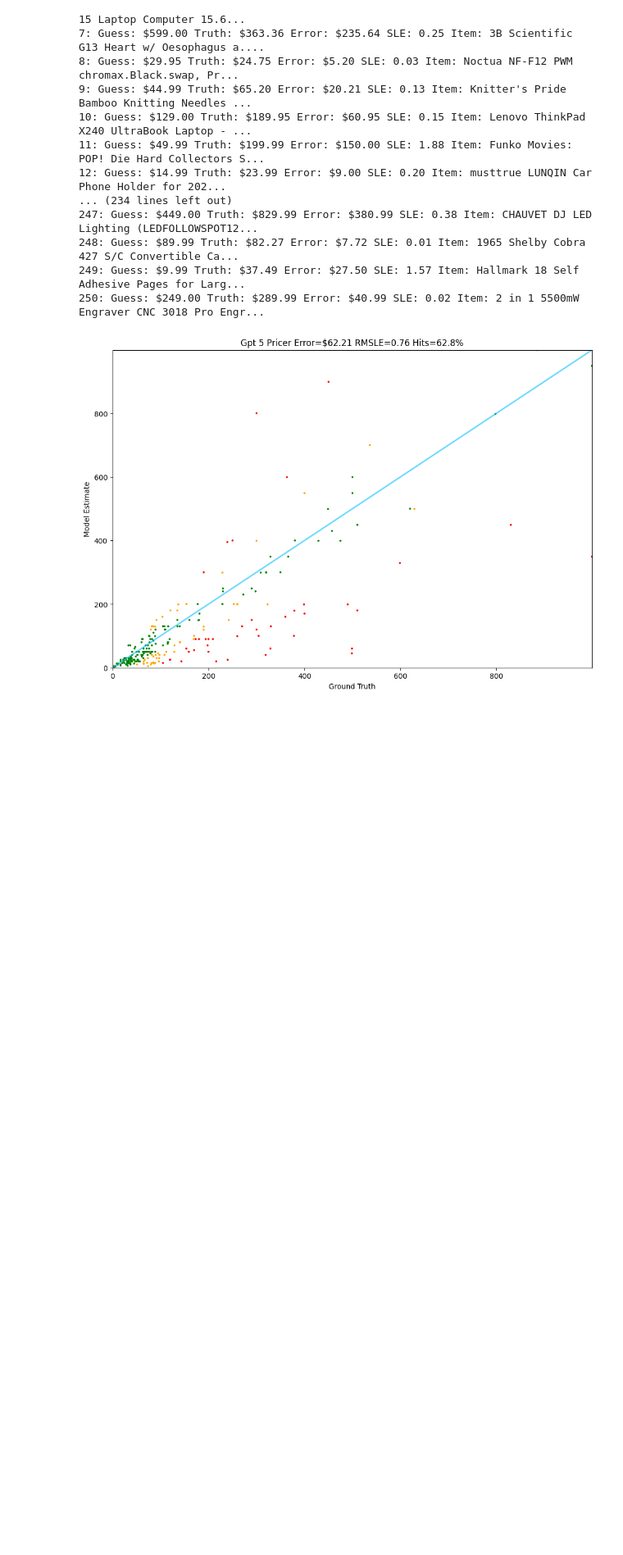
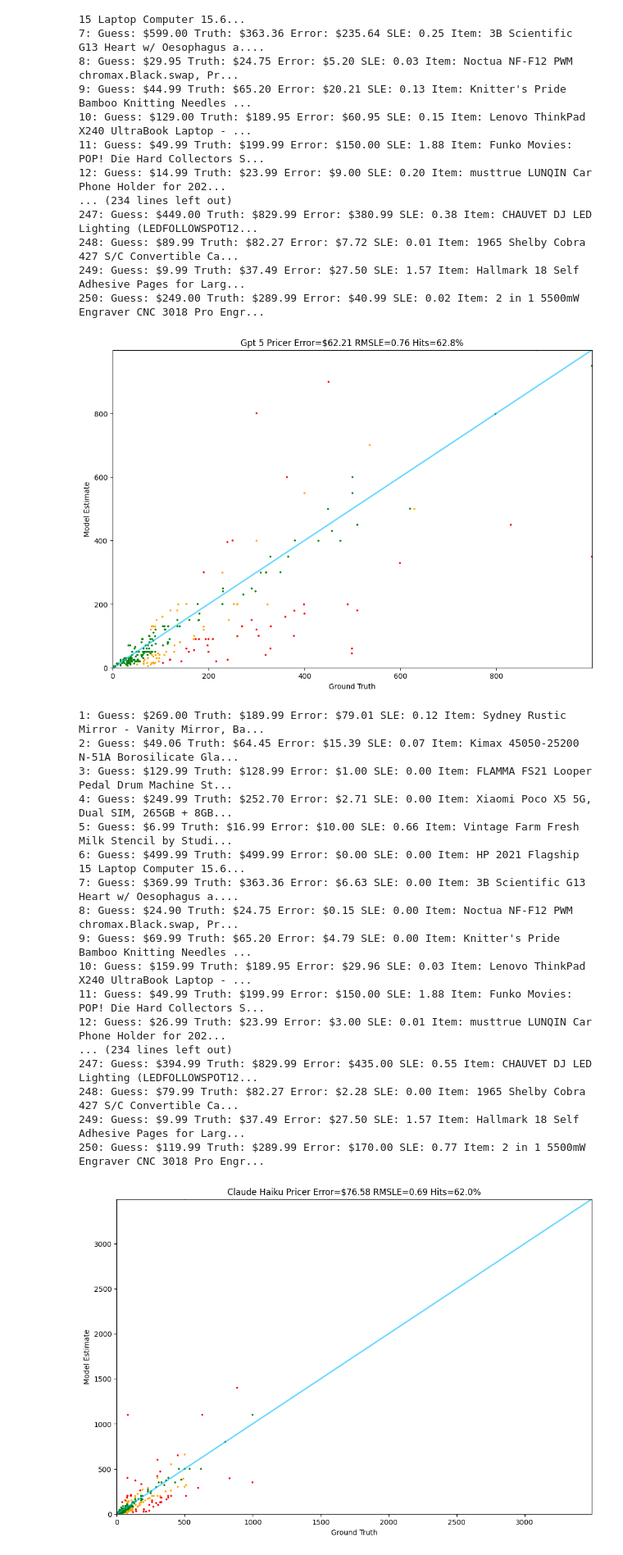
Before and after one commit to mightyoctopus/fine-tuning-frontier-llm-models, a Jupyter notebook: d4_part4.ipynb, the cells around one changed output. Shown: that part at 82% size. Drawn from its saved outputs; the diff is of its cells as text; code cells hidden in the pictures; blank space fills up the shorter version.

Commit message:
Added Claude Haiku 3.5 model pricer

```diff
--- a/d4_part4.ipynb
+++ b/d4_part4.ipynb
@@ -153,3 +153,37 @@ Tester.test(gpt_5_pricer, test)
 249: Guess: $9.99 Truth: $37.49 Error: $27.50 SLE: 1.57 Item: Hallmark 18 Self Adhesive Pages for Larg...
 250: Guess: $249.00 Truth: $289.99 Error: $40.99 SLE: 0.02 Item: 2 in 1 5500mW Engraver CNC 3018 Pro Engr...
 [figure]
+# %%
+def claude_haiku_pricer(item):
+    messages = messages_for(item)
+    system_message = messages[0]["content"]
+    messages = messages[1:]
+    completion = claude_client.messages.create(
+        model="claude-3-5-haiku-latest",
+        max_tokens=5,
+        system=system_message,
+        messages=messages
+    )
+    response = completion.content[0].text
+    return get_price(response)
+# %%
+Tester.test(claude_haiku_pricer, test)
+# %% [output]
+1: Guess: $269.00 Truth: $189.99 Error: $79.01 SLE: 0.12 Item: Sydney Rustic Mirror - Vanity Mirror, Ba...
+2: Guess: $49.06 Truth: $64.45 Error: $15.39 SLE: 0.07 Item: Kimax 45050-25200 N-51A Borosilicate Gla...
+3: Guess: $129.99 Truth: $128.99 Error: $1.00 SLE: 0.00 Item: FLAMMA FS21 Looper Pedal Drum Machine St...
+4: Guess: $249.99 Truth: $252.70 Error: $2.71 SLE: 0.00 Item: Xiaomi Poco X5 5G, Dual SIM, 265GB + 8GB...
+5: Guess: $6.99 Truth: $16.99 Error: $10.00 SLE: 0.66 Item: Vintage Farm Fresh Milk Stencil by Studi...
+6: Guess: $499.99 Truth: $499.99 Error: $0.00 SLE: 0.00 Item: HP 2021 Flagship 15 Laptop Computer 15.6...
+7: Guess: $369.99 Truth: $363.36 Error: $6.63 SLE: 0.00 Item: 3B Scientific G13 Heart w/ Oesophagus a....
+8: Guess: $24.90 Truth: $24.75 Error: $0.15 SLE: 0.00 Item: Noctua NF-F12 PWM chromax.Black.swap, Pr...
+9: Guess: $69.99 Truth: $65.20 Error: $4.79 SLE: 0.00 Item: Knitter's Pride Bamboo Knitting Needles ...
+10: Guess: $159.99 Truth: $189.95 Error: $29.96 SLE: 0.03 Item: Lenovo ThinkPad X240 UltraBook Laptop - ...
+11: Guess: $49.99 Truth: $199.99 Error: $150.00 SLE: 1.88 Item: Funko Movies: POP! Die Hard Collectors S...
+12: Guess: $26.99 Truth: $23.99 Error: $3.00 SLE: 0.01 Item: musttrue LUNQIN Car Phone Holder for 202...
+... (234 lines left out)
+247: Guess: $394.99 Truth: $829.99 Error: $435.00 SLE: 0.55 Item: CHAUVET DJ LED Lighting (LEDFOLLOWSPOT12...
+248: Guess: $79.99 Truth: $82.27 Error: $2.28 SLE: 0.00 Item: 1965 Shelby Cobra 427 S/C Convertible Ca...
+249: Guess: $9.99 Truth: $37.49 Error: $27.50 SLE: 1.57 Item: Hallmark 18 Self Adhesive Pages for Larg...
+250: Guess: $119.99 Truth: $289.99 Error: $170.00 SLE: 0.77 Item: 2 in 1 5500mW Engraver CNC 3018 Pro Engr...
+[figure, added]
```
